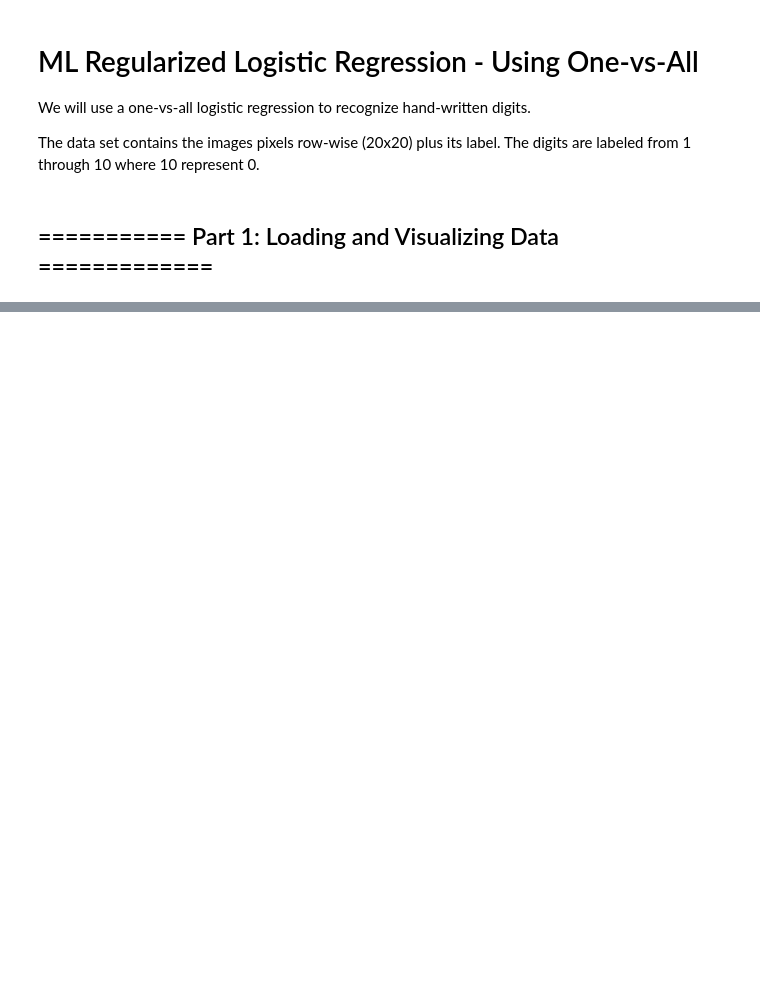
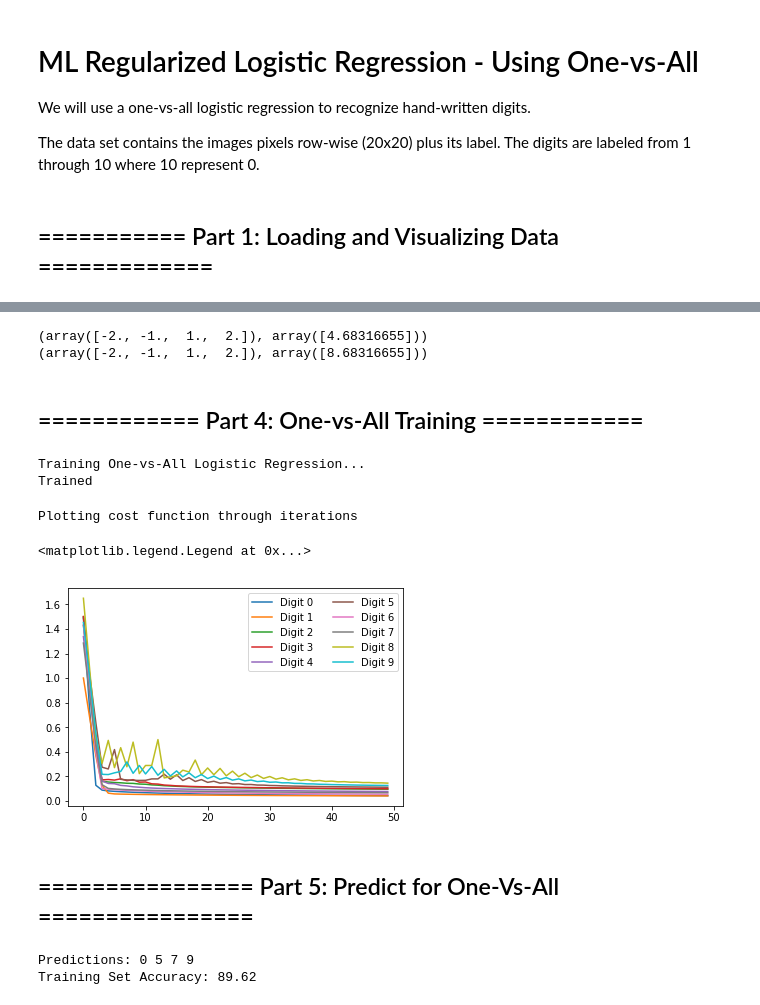
Before and after one commit to wesleyegberto/machine-learning-courses, a Jupyter notebook: Machine Learning - Andrew Ng/assignments/machine-learning-ex3/ex3_python/ML - Regularized Logistic Regression - One-vs-All.ipynb, the cells around one changed output, grey strips where cells are left out. Cells and saved outputs as stored; diff of their text form; code cells hidden in the pictures; blank space fills up the shorter version.

```diff
--- a/Machine Learning - Andrew Ng/assignments/machine-learning-ex3/ex3_python/ML - Regularized Logistic Regression - One-vs-All.ipynb
+++ b/Machine Learning - Andrew Ng/assignments/machine-learning-ex3/ex3_python/ML - Regularized Logistic Regression - One-vs-All.ipynb
@@ -54,0 +70,6 @@ Text(0.5, 1.0, 'Digits: 0.0, 9.0')
+# %%
+"""
+Sigmoid activation function
+"""
+def sigmoid(z):
+    return 1 / (1 + np.exp(-z))
@@ -54,0 +91,3 @@ Text(0.5, 1.0, 'Digits: 0.0, 9.0')
+# %%
+def hypothesis(X, theta):
+    return sigmoid(X.dot(theta))
@@ -54,0 +112,9 @@ Text(0.5, 1.0, 'Digits: 0.0, 9.0')
+# %%
+def regularizedLogisticCostFunction(X, y, theta, lambd):
+    m = len(X)
+    # calculate the cost
+    h = hypothesis(X, theta)
+    loss = -(1 / m) * (y.T.dot(np.log(h)) + (1 - y).T.dot(np.log(1 - h)))
+    # apply regularization
+    regLoss = loss + (lambd / (2 * m) * theta[1:].T.dot(theta[1:]))
+    return regLoss
@@ -54,0 +174,11 @@ Text(0.5, 1.0, 'Digits: 0.0, 9.0')
+# %%
+# gradient w/o reg: [ 0.31722, 0.87232, 1.64812, 2.23787 ]
+print(regularizedGradientDescent(X_, y_, theta_, 0, 0, 1)) # ~= [-2, -1, 1, 2], [4.6831]
+
+# gradient w/ reg: [ 0.31722, -0.46102, 2.98146, 4.90454 ]
+print(regularizedGradientDescent(X_, y_, theta_, 0, 4, 1)) # ~= [-2, -1, 1, 2], [8.6832]
+# %% [output]
+(array([-2., -1.,  1.,  2.]), array([4.68316655]))
+(array([-2., -1.,  1.,  2.]), array([8.68316655]))
+# %% [markdown]
+## ============ Part 4: One-vs-All Training ============
@@ -54,0 +209,36 @@ Text(0.5, 1.0, 'Digits: 0.0, 9.0')
+# %%
+# regularization parameter
+lambd = 0.1 # higher than 1 will decrease the accuracy
+num_digits = 10
+gc_num_iters = 50
+
+# alpha = 1 # won't cause overshoot (and input 2500 will predict as 3) - accuracy is 88.466%
+# alpha = 1.1 # won't cause overshoot (and input 2500 will predict as 3) - accuracy is 88.539%
+# alpha = 1.3 # starting to cause overshoot in classifer for digit 8 - accuracy is 88.98%
+# alpha = 3 # will cause some overshoot in many classes - accuracy is 88.26%
+alpha = 2 # will cause less overshoot - accuracy is 89.62%
+
+# Note: on Octave, using fmincg instead of Gradient Descent it had accurary of 95%
+
+print('Training One-vs-All Logistic Regression...')
+all_theta, J_history = train_one_vs_all(x, y, num_digits, alpha, lambd, gc_num_iters)
+print('Trained')
+# %% [output]
+Training One-vs-All Logistic Regression...
+Trained
+# %%
+print('Plotting cost function through iterations')
+
+# To plot the J(theta)
+fig, ax = plt.subplots()
+iterations = range(gc_num_iters)
+
+for k in range(num_digits):
+    plt.plot(iterations, J_history[k], label='Digit %d' % k)
+plt.legend(loc='best', ncol=2)
+# %% [output]
+Plotting cost function through iterations
+<matplotlib.legend.Legend at 0x...>
+[figure, added]
+# %% [markdown]
+## ================ Part 5: Predict for One-Vs-All ================
@@ -54,0 +256,7 @@ Text(0.5, 1.0, 'Digits: 0.0, 9.0')
+# %%
+pred = predict_one_vs_all(all_theta, x);
+print('Predictions:', pred[0], pred[2500], pred[3500], pred[4500])
+print('Training Set Accuracy:', np.mean(pred == y) * 100);
+# %% [output]
+Predictions: 0 5 7 9
+Training Set Accuracy: 89.62
```
Also changed, not shown: parts of 16 cells of this notebook, 1 other file.
